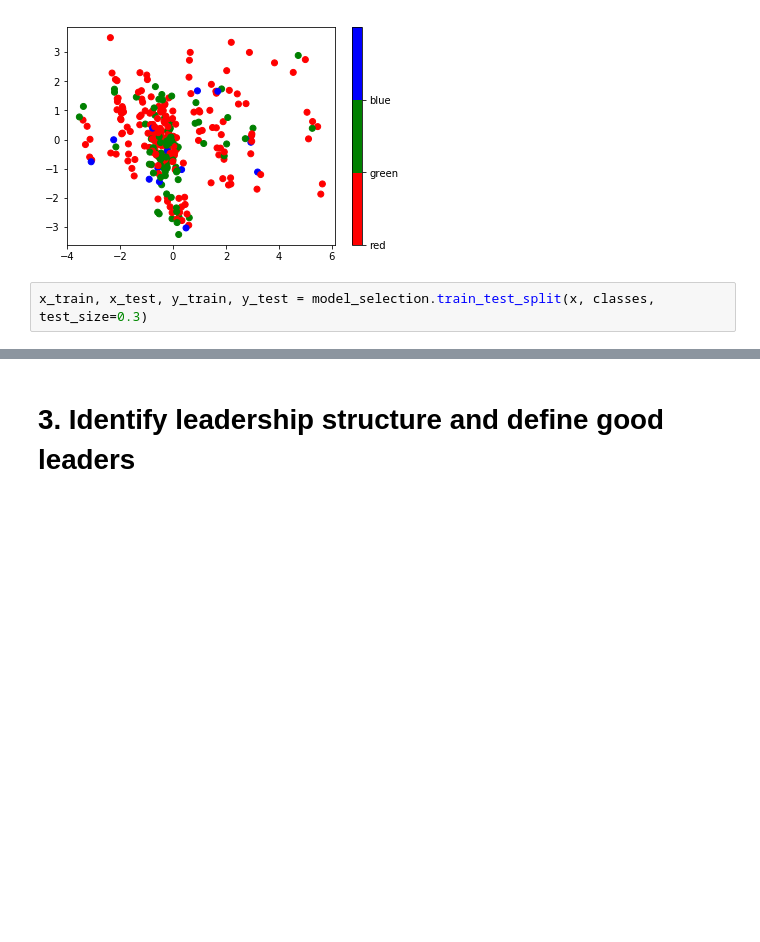
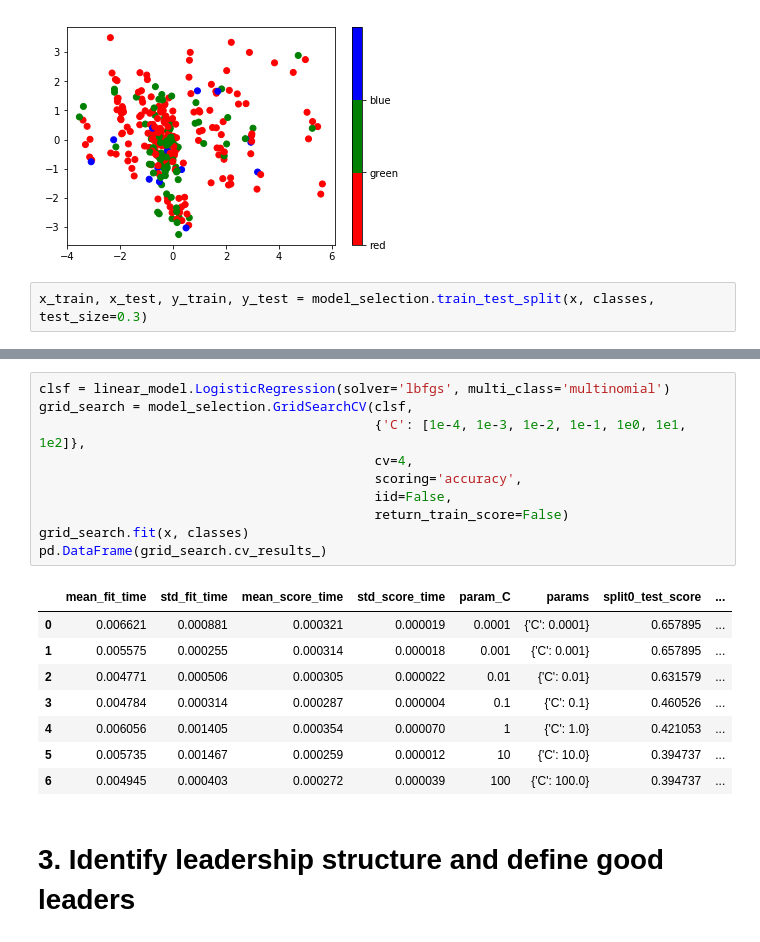
Before and after one commit to parkjan4/DSIP, a Jupyter notebook: Project/HR Project.ipynb, the cells around one changed output, grey strips where cells are left out. Cells and saved outputs as stored; diff of their text form; blank space fills up the shorter version.

```diff
--- a/Project/HR Project.ipynb
+++ b/Project/HR Project.ipynb
@@ -351,3 +407,22 @@ np.count_nonzero(y_est-y_test)/len(y_test)
+# %%
+clsf = linear_model.LogisticRegression(solver='lbfgs', multi_class='multinomial')
+grid_search = model_selection.GridSearchCV(clsf,
+                                           {'C': [1e-4, 1e-3, 1e-2, 1e-1, 1e0, 1e1, 1e2]},
+                                           cv=4,
+                                           scoring='accuracy',
+                                           iid=False,
+                                           return_train_score=False)
+grid_search.fit(x, classes)
+pd.DataFrame(grid_search.cv_results_)
+# %% [output]
+|  | mean_fit_time | std_fit_time | mean_score_time | std_score_time | param_C | params | split0_test_score | ... |
+| 0 | 0.006621 | 0.000881 | 0.000321 | 0.000019 | 0.0001 | {'C': 0.0001} | 0.657895 | ... |
+| 1 | 0.005575 | 0.000255 | 0.000314 | 0.000018 | 0.001 | {'C': 0.001} | 0.657895 | ... |
+| 2 | 0.004771 | 0.000506 | 0.000305 | 0.000022 | 0.01 | {'C': 0.01} | 0.631579 | ... |
+| 3 | 0.004784 | 0.000314 | 0.000287 | 0.000004 | 0.1 | {'C': 0.1} | 0.460526 | ... |
+| 4 | 0.006056 | 0.001405 | 0.000354 | 0.000070 | 1 | {'C': 1.0} | 0.421053 | ... |
+| 5 | 0.005735 | 0.001467 | 0.000259 | 0.000012 | 10 | {'C': 10.0} | 0.394737 | ... |
+| 6 | 0.004945 | 0.000403 | 0.000272 | 0.000039 | 100 | {'C': 100.0} | 0.394737 | ... |
 # %% [markdown]
 # 3. Identify leadership structure and define good leaders
 # %%
```
Also changed, not shown: parts of 8 cells of this notebook, 6 other files.
